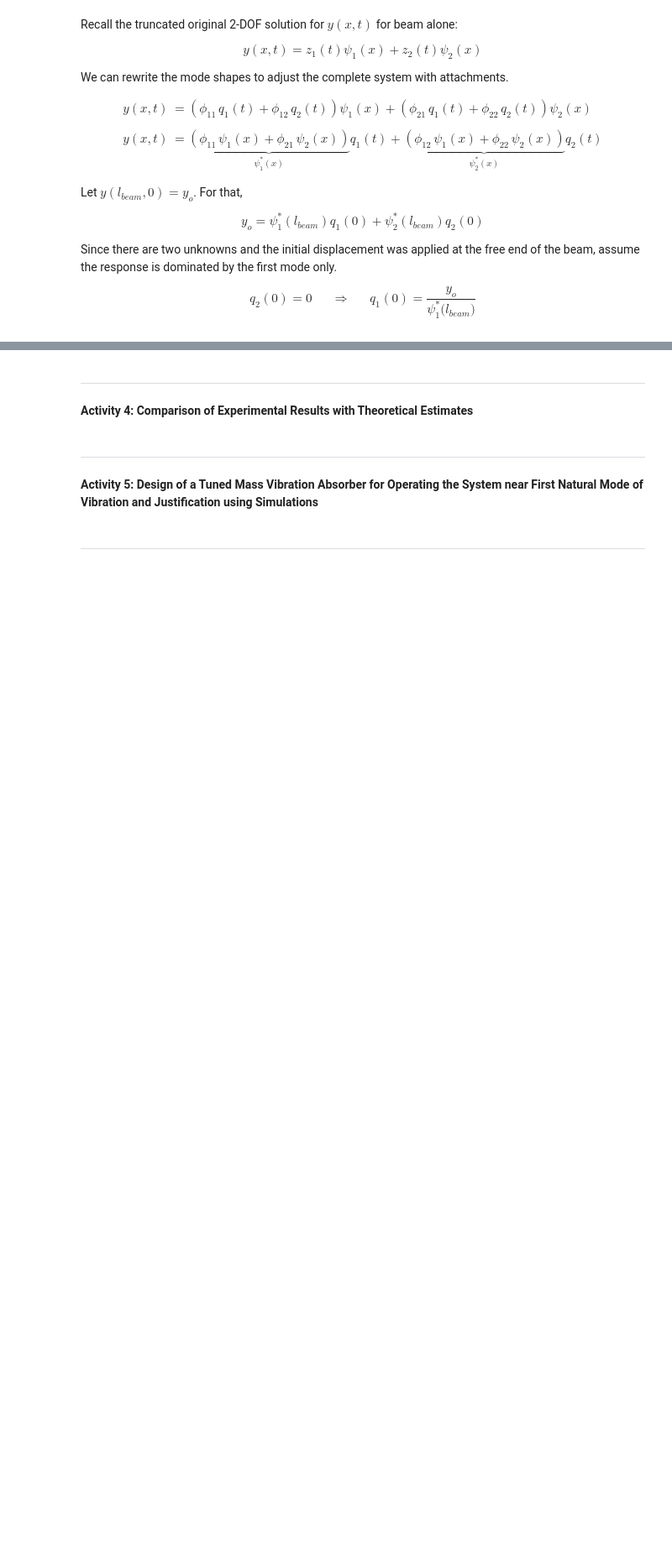
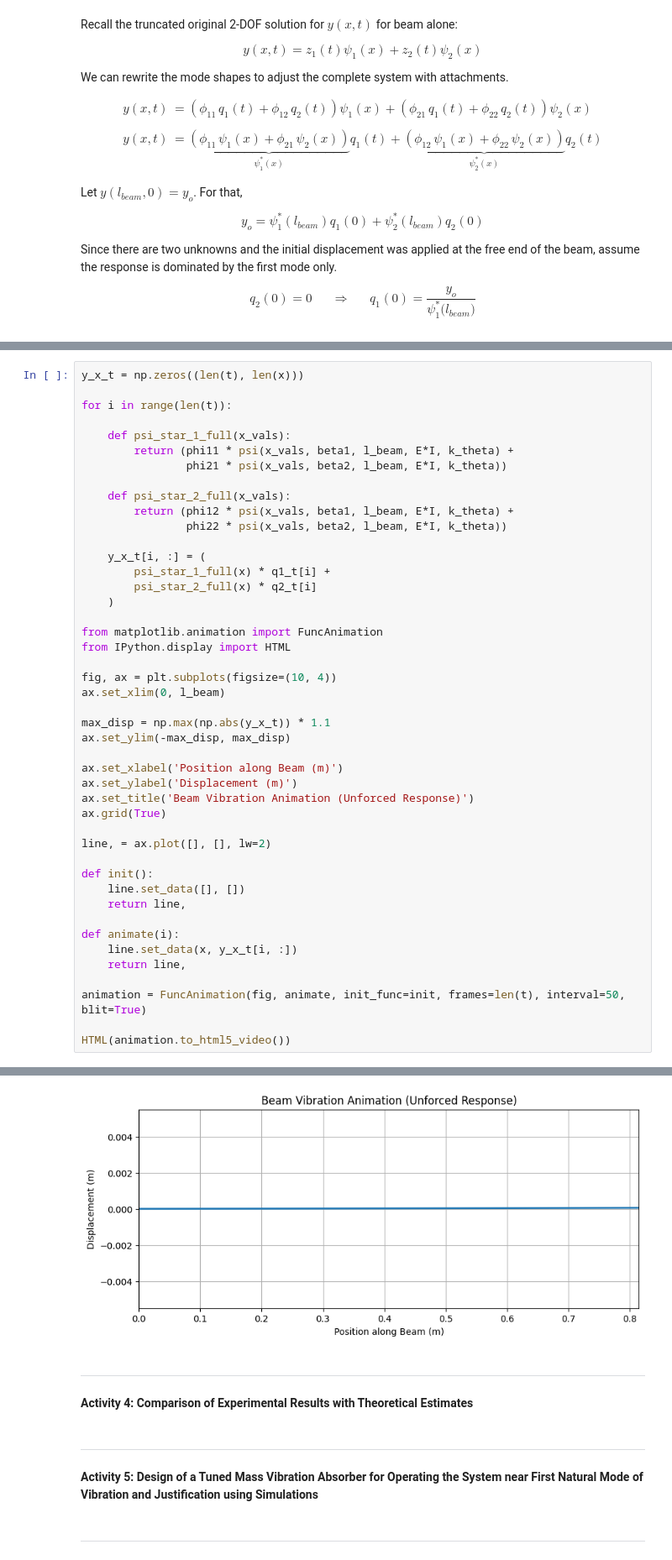
Before and after one commit to chamudithamk/ME422-B2-Lab-Group, a Jupyter notebook: Vibration/E20_198_Vibration.ipynb, the cells around one changed output, grey strips where cells are left out. Shown at 84% size. Saved outputs shown, nothing was run; the diff lists cells and outputs as text; blank space fills up the shorter version.

```diff
--- a/Vibration/E20_198_Vibration.ipynb
+++ b/Vibration/E20_198_Vibration.ipynb
@@ -859,0 +950,46 @@ where $\beta = \frac{2 \zeta_1}{\omega_1} =  \frac{2 \zeta_2}{\omega_2}$
+# %%
+y_x_t = np.zeros((len(t), len(x)))
+
+for i in range(len(t)):
+
+    def psi_star_1_full(x_vals):
+        return (phi11 * psi(x_vals, beta1, l_beam, E*I, k_theta) +
+                phi21 * psi(x_vals, beta2, l_beam, E*I, k_theta))
+
+    def psi_star_2_full(x_vals):
+        return (phi12 * psi(x_vals, beta1, l_beam, E*I, k_theta) +
+                phi22 * psi(x_vals, beta2, l_beam, E*I, k_theta))
+
+    y_x_t[i, :] = (
+        psi_star_1_full(x) * q1_t[i] +
+        psi_star_2_full(x) * q2_t[i]
+    )
+
+from matplotlib.animation import FuncAnimation
+from IPython.display import HTML
+
+fig, ax = plt.subplots(figsize=(10, 4))
+ax.set_xlim(0, l_beam)
+
+max_disp = np.max(np.abs(y_x_t)) * 1.1
+ax.set_ylim(-max_disp, max_disp)
+
+ax.set_xlabel('Position along Beam (m)')
+ax.set_ylabel('Displacement (m)')
+ax.set_title('Beam Vibration Animation (Unforced Response)')
+ax.grid(True)
+
+line, = ax.plot([], [], lw=2)
+
+def init():
+    line.set_data([], [])
+    return line,
+
+def animate(i):
+    line.set_data(x, y_x_t[i, :])
+    return line,
+
+animation = FuncAnimation(fig, animate, init_func=init, frames=len(t), interval=50, blit=True)
+
+HTML(animation.to_html5_video())
+# %% [output]
@@ -860,3 +997,4 @@ where $\beta = \frac{2 \zeta_1}{\omega_1} =  \frac{2 \zeta_2}{\omega_2}$
+[figure, added]
 # %% [markdown]
 ---
 # %% [markdown]
```
Also changed, not shown: parts of 5 cells of this notebook.
